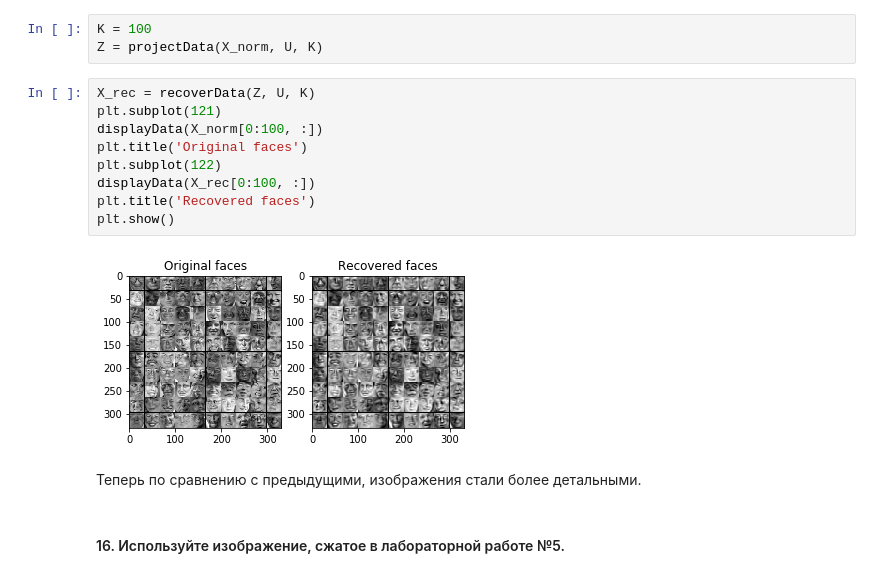
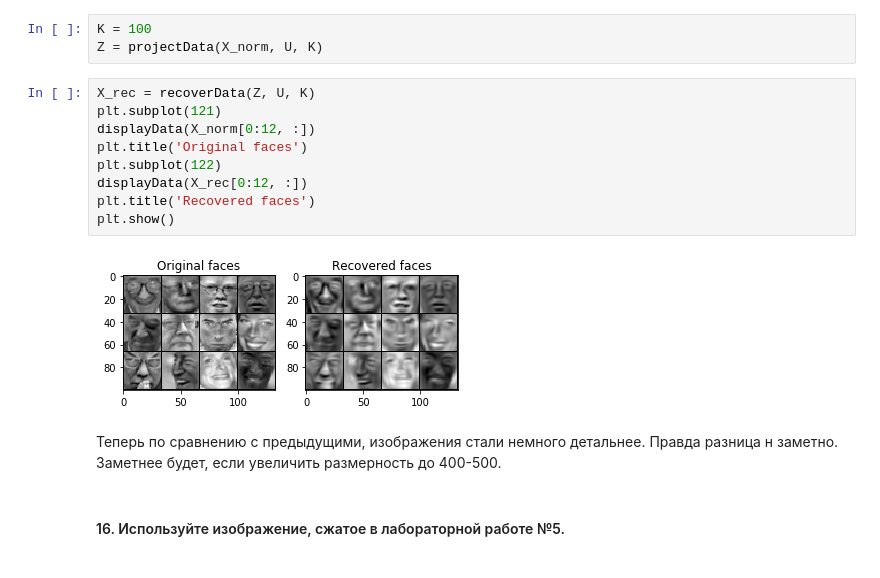
Before and after one commit to Mihlyuk/machine-learning-course, a Jupyter notebook: assignment7.ipynb, the cells around one changed output. Drawn from its saved outputs; the diff is of its cells as text.

```diff
--- a/assignment7.ipynb
+++ b/assignment7.ipynb
@@ -194,16 +194,17 @@ Z = projectData(X_norm, U, K)
 # %%
 X_rec = recoverData(Z, U, K)
 plt.subplot(121)
-displayData(X_norm[0:100, :])
+displayData(X_norm[0:12, :])
 plt.title('Original faces')
 plt.subplot(122)
-displayData(X_rec[0:100, :])
+displayData(X_rec[0:12, :])
 plt.title('Recovered faces')
 plt.show()
 # %% [output]
-[figure, old version]
+[figure, new version]
 # %% [markdown]
-Теперь по сравнению с предыдущими, изображения стали более детальными.
+Теперь по сравнению с предыдущими, изображения стали немного детальнее.
+Правда разница н заметно. Заметнее будет, если увеличить размерность до 400-500.
 # %% [markdown]
 #### 16. Используйте изображение, сжатое в лабораторной работе №5.
 # %%
```
Also changed, not shown: parts of 11 cells of this notebook.
